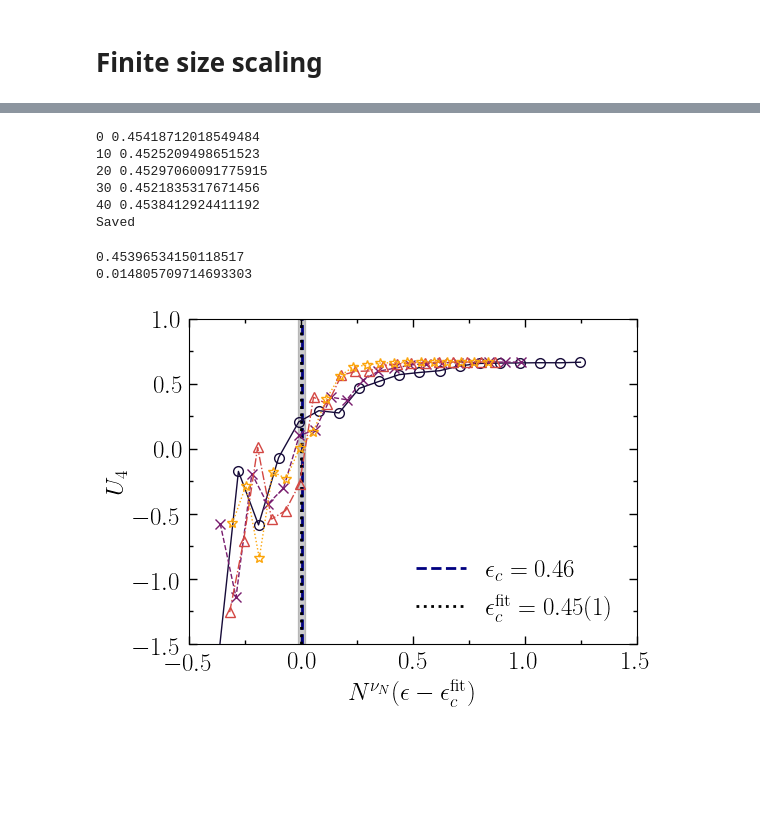
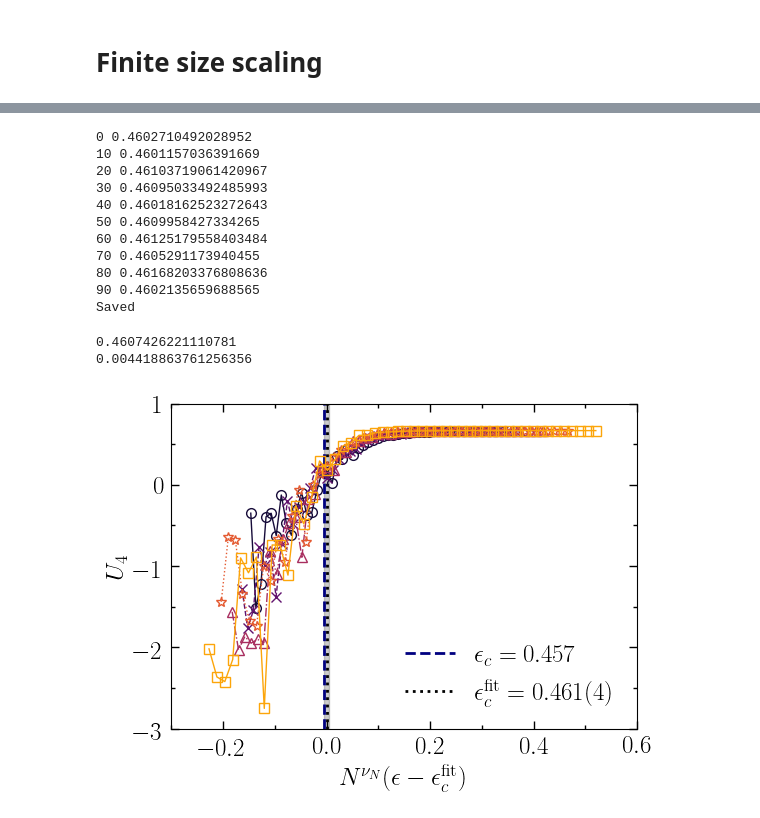
Before and after one commit to f-damico/BBP_in_SGD, a Jupyter notebook: src/notebooks/0.Linear_model.ipynb, the cells around one changed output, grey strips where cells are left out. Cells and saved outputs as stored; diff of their text form; code cells hidden in the pictures; blank space fills up the shorter version.

```diff
--- a/src/notebooks/0.Linear_model.ipynb
+++ b/src/notebooks/0.Linear_model.ipynb
@@ -1367,7 +1248,7 @@ from scipy.optimize import least_squares
 # %%
 ec_t = epsilon_c(sigma_W=1., r=0.5, t=1)
 
-# Pade22 good
+# Pade22
 guess = [
     ec_t, # gc
     0.66, # nu
@@ -1379,7 +1260,7 @@ guess = [
 bounds = (
     [ec_t - 1,
      0., # rho_inf
-     -2, # c
+     0., # c
      0.01, # theta
      -np.inf, -np.inf, -np.inf, # pade a
      -np.inf, -np.inf # pade b
@@ -1387,9 +1268,9 @@ bounds = (
     [ec_t + 1,
      1., # rho_inf
      np.inf, # c
-     10, # theta
-     1., np.inf, 10, # pade a
-     10, np.inf # pade b
+     100, # theta
+     np.inf, np.inf, np.inf, # pade a
+     np.inf, np.inf # pade b
     ]
 )
 
@@ -1459,36 +1340,27 @@ try:
 except:
     results = np.zeros((n, len(guess)))
 
-    # Pade22 good
-    guess = [
-        ec_t, # gc
-        0.5, # rho_inf
-        0.5, # c
-        1., # theta
-        0.25, 1.6, 0.36, 0.1, 1.6 # pade coeffs
-    ]
-
     bounds = (
-        [ec_t - 0.1,
+        [ec_t - 1,
          0., # rho_inf
-         -2, # c
+         0., # c
          0.01, # theta
-         -np.inf, -10, -np.inf, # pade a
+         -np.inf, -np.inf, -np.inf, # pade a
          -np.inf, -np.inf # pade b
         ],
-        [ec_t + 0.1,
+        [ec_t + 1,
          1., # rho_inf
-         10, # c
+         np.inf, # c
          10, # theta
-         1., np.inf, 10, # pade a
-         10, np.inf # pade b
+         np.inf, np.inf, np.inf, # pade a
+         np.inf, np.inf # pade b
         ]
     )
 
     for i in range(n):
         guess = [
             ec_t, # gc
-            np.random.uniform(0.4, 0.6), # rho_inf
+            np.random.uniform(0.5, 0.7), # rho_inf
             np.random.uniform(0.4, 0.6), # c
             np.random.uniform(0.8, 1.2), # theta
             np.random.uniform(0.1, 0.5), # a0
@@ -1513,11 +1385,16 @@ except:
     np.savez(data_dir0+"fss.npz", results=results)
     print("Saved")
 # %% [output]
-0 0.45418712018549484
-10 0.4525209498651523
-20 0.45297060091775915
-30 0.4521835317671456
-40 0.4538412924411192
+0 0.4602710492028952
+10 0.4601157036391669
+20 0.46103719061420967
+30 0.46095033492485993
+40 0.46018162523272643
+50 0.4609958427334265
+60 0.46125179558403484
+70 0.4605291173940455
+80 0.46168203376808636
+90 0.4602135659688565
 Saved
 # %%
 set_rc(scale=1)
@@ -1538,41 +1415,41 @@ figure_id = "U4_fit_fss"
 n_fig = 1
 fig, axs = plt.subplots(1, n_fig,
                         figsize=(n_fig*get_rc()['W'], get_rc()['W']*get_rc()['r']))
 
 pade = pade22
 
 axs.axvline(ec_t - ec_jk, ls='--', lw=2, color='navy',
-            label=r"$\epsilon_c = %.2f$"%(ec_t))
+            label=r"$\epsilon_c = %.3f$"%(ec_t))
 
 axs.axvline(0, ls=':', lw=2, color='k',
-            label=r"$\epsilon_c^{\rm fit} = %.2f (1)$"%(ec_jk))
-axs.fill_between(np.linspace(-ec_err_jk, ec_err_jk), -1.5, 1, alpha=0.2, color='k')
+            label=r"$\epsilon_c^{\rm fit} = %.3f (4)$"%(ec_jk))
+axs.fill_between(np.linspace(-ec_err_jk, ec_err_jk), -3, 1, alpha=0.2, color='k')
 
 rescale_L = L_list**rho(L_list, rho_inf_jk, c_jk, theta_jk)
 
 for i in range(len(L_list)):
     x_res = (x_plot - ec_jk)*rescale_L[i]
     axs.plot(x_res, U4[i], color=cmap[i], )#label=r"$N=%d$"%(L_list[i]))
 
 nice_style(axs,
-           xlim=(-0.5, 1.5),
-           ylim=(-1.5, 1.),
+           xlim=(-0.3, 0.6),
+           ylim=(-3, 1.),
            xlabel=r"$N^{\nu_N}(\epsilon - \epsilon_c^{\rm fit})$",
            ylabel=r"$U_4$")
 
 plt.legend(loc='lower right',
            facecolor='white',
            framealpha=1., frameon=False, edgecolor='k')
 
 plt.tight_layout()
 
 plt.savefig(plot_dir0+"linear_"+figure_id+".pdf")
 
 plt.show()
 # %% [output]
-0.45396534150118517
-0.014805709714693303
+0.4607426221110781
+0.004418863761256356
-[figure, old version]
+[figure, new version]
 # %%
 set_rc(scale=1.2)
 
```
Also changed, not shown: parts of 9 cells of this notebook, 7 other files.
